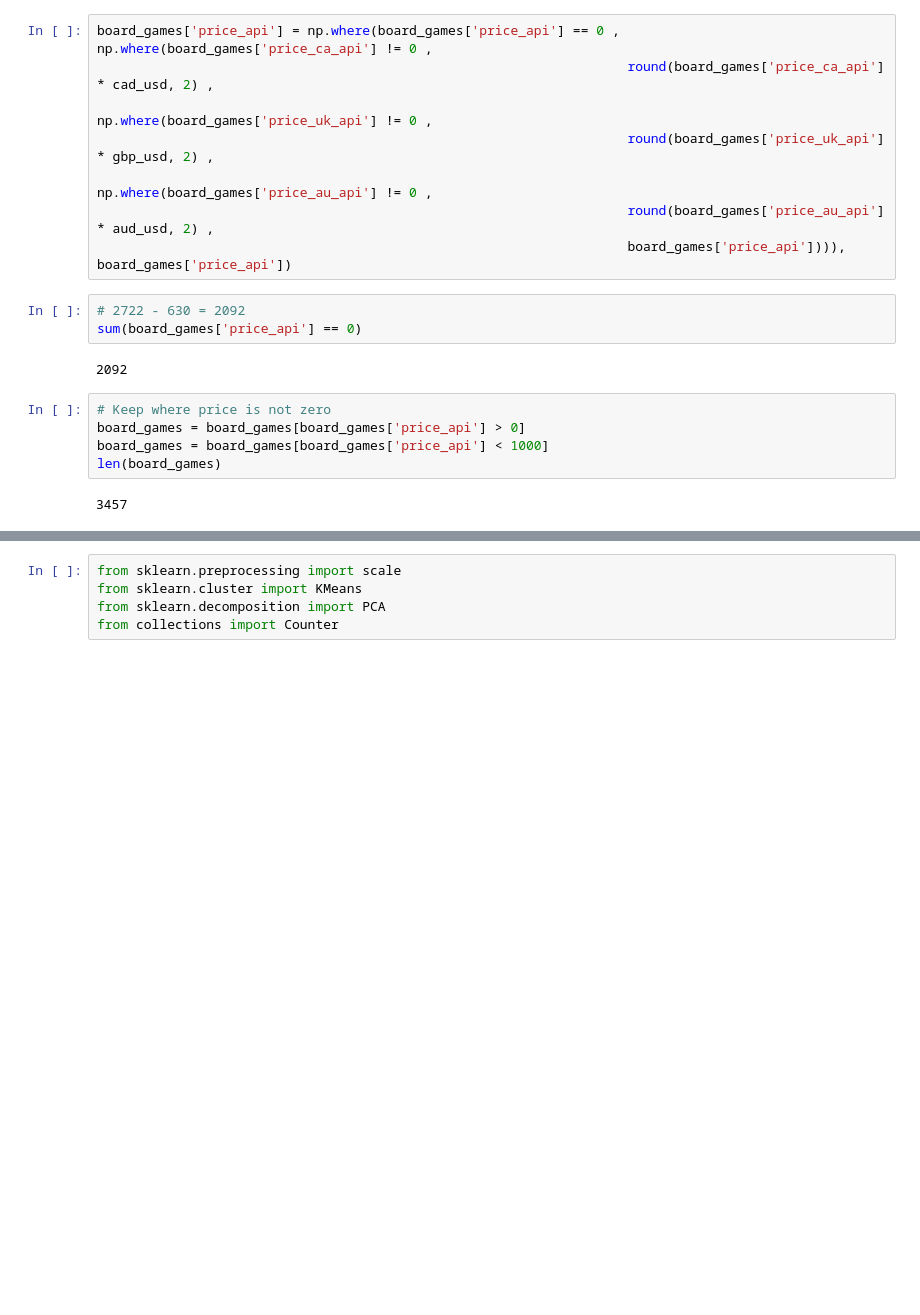
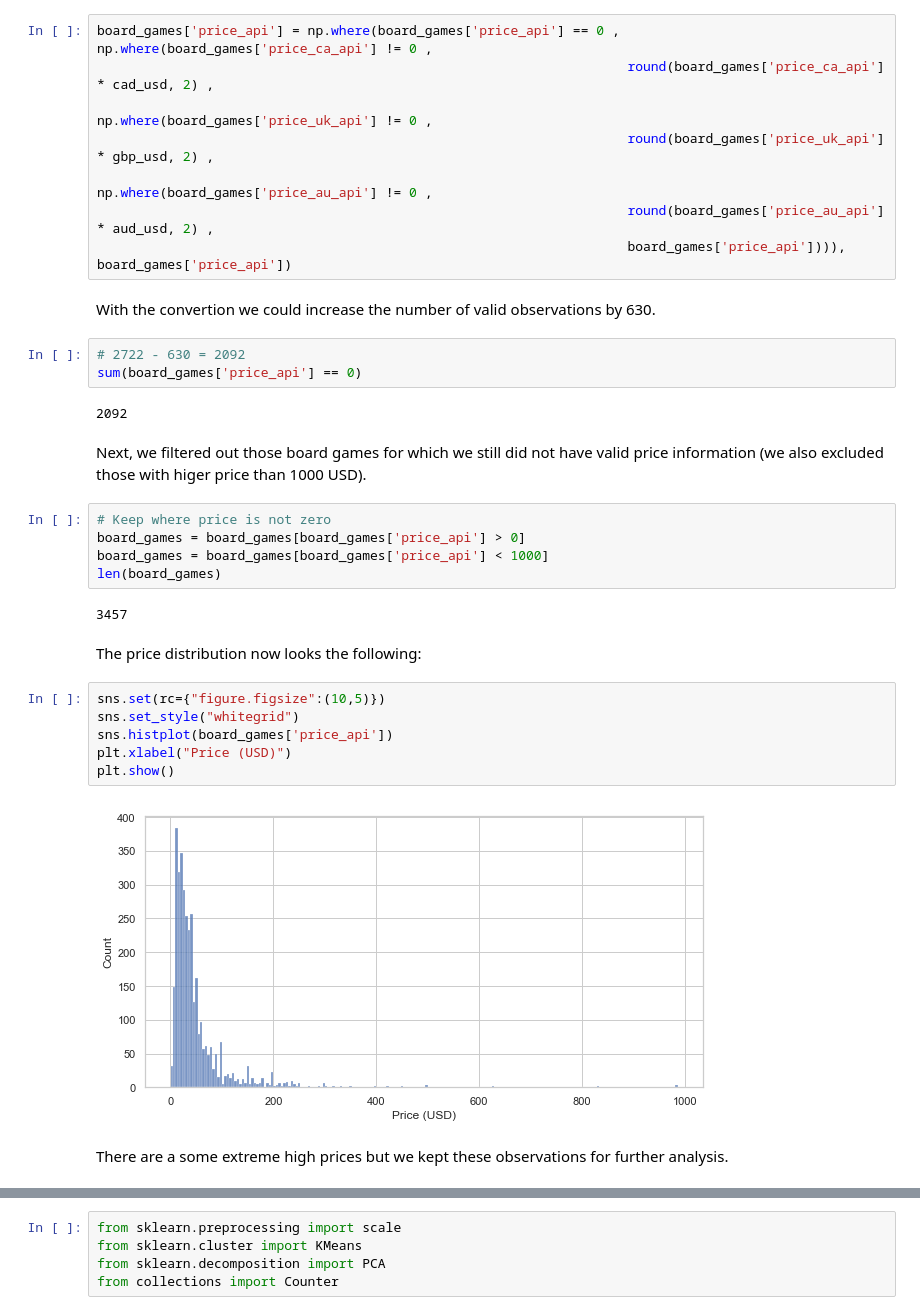
Before and after one commit to viktoriakonya/C3---Project, a Jupyter notebook: board_games/5_Q2_Price_clusters.ipynb, the cells around one changed output, grey strips where cells are left out. Saved outputs shown, nothing was run; the diff lists cells and outputs as text; blank space fills up the shorter version.

```diff
--- a/board_games/5_Q2_Price_clusters.ipynb
+++ b/board_games/5_Q2_Price_clusters.ipynb
@@ -51,11 +81,15 @@ board_games['price_api'] = np.where(board_games['price_api'] == 0 , np.where(boa
                                                                     np.where(board_games['price_au_api'] != 0 ,
                                                                     round(board_games['price_au_api'] * aud_usd, 2) ,
                                                                     board_games['price_api']))), board_games['price_api'])
+# %% [markdown]
+With the convertion we could increase the number of valid observations by 630.
 # %%
 # 2722 - 630 = 2092
 sum(board_games['price_api'] == 0)
 # %% [output]
 2092
+# %% [markdown]
+Next, we filtered out those board games for which we still did not have valid price information (we also excluded those with higer price than 1000 USD).
 # %%
 # Keep where price is not zero
 board_games = board_games[board_games['price_api'] > 0]
@@ -63,3 +97,15 @@ board_games = board_games[board_games['price_api'] < 1000]
 len(board_games)
 # %% [output]
 3457
+# %% [markdown]
+The price distribution now looks the following:
+# %%
+sns.set(rc={"figure.figsize":(10,5)})
+sns.set_style("whitegrid")
+sns.histplot(board_games['price_api'])
+plt.xlabel("Price (USD)")
+plt.show()
+# %% [output]
+[figure, added]
+# %% [markdown]
+There are a some extreme high prices but we kept these observations for further analysis.
```
Also changed, not shown: parts of 55 cells of this notebook.
